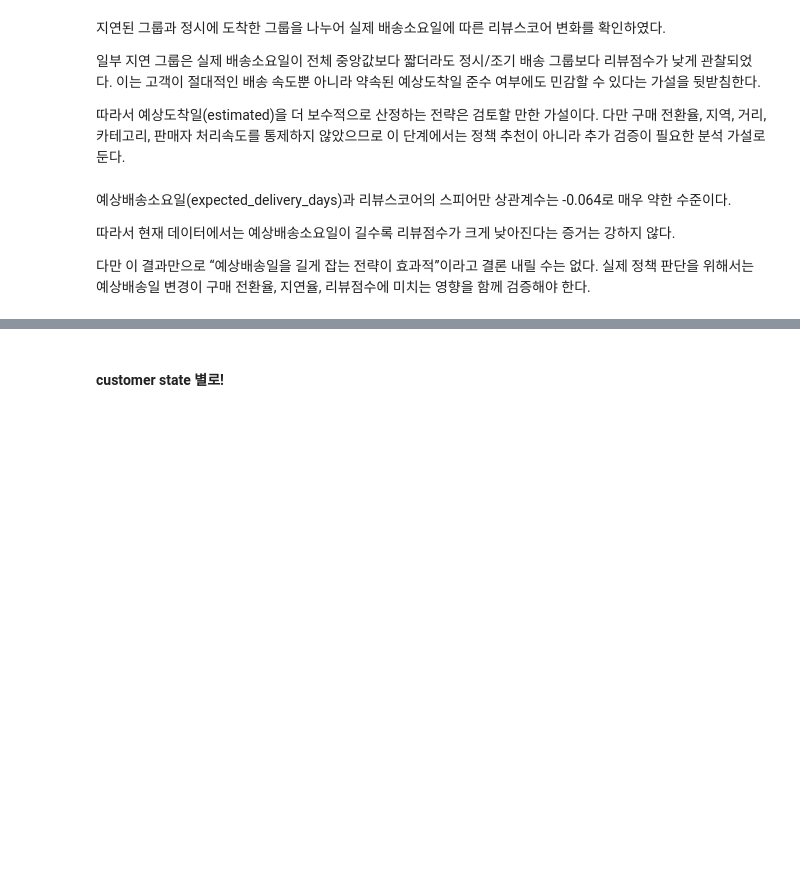
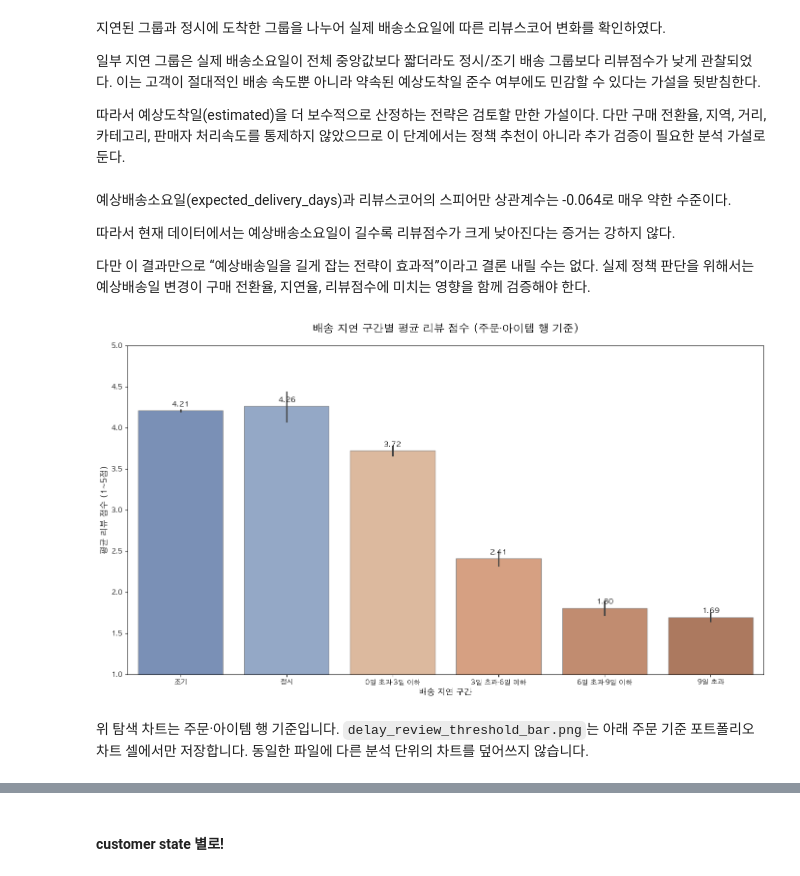
Before and after one commit to rladbstj56/olist_project, a Jupyter notebook: notebooks/02_eda.ipynb, the cells around one changed output, grey strips where cells are left out. Saved outputs shown, nothing was run; the diff lists cells and outputs as text; code cells hidden in the pictures; blank space fills up the shorter version.

```diff
--- a/notebooks/02_eda.ipynb
+++ b/notebooks/02_eda.ipynb
@@ -794,50 +848,55 @@ plt.show()
 
 다만 이 결과만으로 “예상배송일을 길게 잡는 전략이 효과적”이라고 결론 내릴 수는 없다. 실제 정책 판단을 위해서는 예상배송일 변경이 구매 전환율, 지연율, 리뷰점수에 미치는 영향을 함께 검증해야 한다.
 # %%
+# 모델 입력 범주값을 보존하고 차트에서만 구간명을 표시합니다.
+delay_display_labels = {'조기': '조기', '정시': '정시', '1-3일 지연': '0일 초과·3일 이하', '4-6일 지연': '3일 초과·6일 이하', '7-9일 지연': '6일 초과·9일 이하', '10일 이상 지연': '9일 초과'}
+
 # 배송 지연 구간별 평점 하락폭 분석 (Bar)
 # delay_days: 양수면 지연 도착, 0이면 정시, 음수면 조기 도착
 
 # 1. 구간 순서와 색상을 1:1로 매칭하는 딕셔너리 생성
-order = ['조기', '정시', '1-3일 지연', '4-6일 지연', '7-9일 지연', '10일 이상 지연']
+order = ['조기', '정시', '0일 초과·3일 이하', '3일 초과·6일 이하', '6일 초과·9일 이하', '9일 초과']
 my_palette = {
     '조기': "#4C72B0",           # 블루
     '정시': "#7091C2",           # 연한 블루
-    '1-3일 지연': "#E1A679",      # 연한 오렌지
-    '4-6일 지연': "#DD8452",      # 오렌지
-    '7-9일 지연': "#C36A3B",      # 진한 오렌지
-    '10일 이상 지연': "#A85227"    # 레드/브라운
+    '0일 초과·3일 이하': "#E1A679",      # 연한 오렌지
+    '3일 초과·6일 이하': "#DD8452",      # 오렌지
+    '6일 초과·9일 이하': "#C36A3B",      # 진한 오렌지
+    '9일 초과': "#A85227"    # 레드/브라운
 }
 
-plt.figure(figsize=(12, 8))
+plt.figure(figsize=(14, 8))
 
 # 2. barplot 그리기
 sns.barplot(
-    data=df2,
-    x='delay_days_cat',
+    data=df2.assign(delay_days_display=df2['delay_days_cat'].map(delay_display_labels)),
+    x='delay_days_display',
     y='review_score',
     order=order,
     palette=my_palette,
-    hue='delay_days_cat',
+    hue='delay_days_display',
     legend=False,
     edgecolor='gray',
     alpha=0.8
 )
 
 # 3. 그래프 디테일
-plt.title('배송 지연 구간에 따른 평균 리뷰 점수 하락폭', fontsize=16, fontweight='bold', pad=20)
+plt.title('배송 지연 구간별 평균 리뷰 점수 (주문·아이템 행 기준)', fontsize=16, fontweight='bold', pad=20)
 plt.xlabel('배송 지연 구간', fontsize=12)
 plt.ylabel('평균 리뷰 점수 (1~5점)', fontsize=12)
 plt.ylim(1, 5)
 
 # 값 표시 추가
 ax = plt.gca()
 for p in ax.patches:
     ax.annotate(f'{p.get_height():.2f}',
                 (p.get_x() + p.get_width() / 2., p.get_height()),
                 ha='center', va='center',
                 xytext=(0, 9),
                 textcoords='offset points',
                 fontsize=11, fontweight='bold')
 
 plt.tight_layout()
 plt.show()
+# %% [output]
+[figure, added]
@@ -897 +903,3 @@ plt.show()
+# %% [markdown]
+위 탐색 차트는 주문·아이템 행 기준입니다. `delay_review_threshold_bar.png`는 아래 주문 기준 포트폴리오 차트 셀에서만 저장합니다. 동일한 파일에 다른 분석 단위의 차트를 덮어쓰지 않습니다.
 # %%
```
Also changed, not shown: parts of 16 cells of this notebook, 14 other files.
